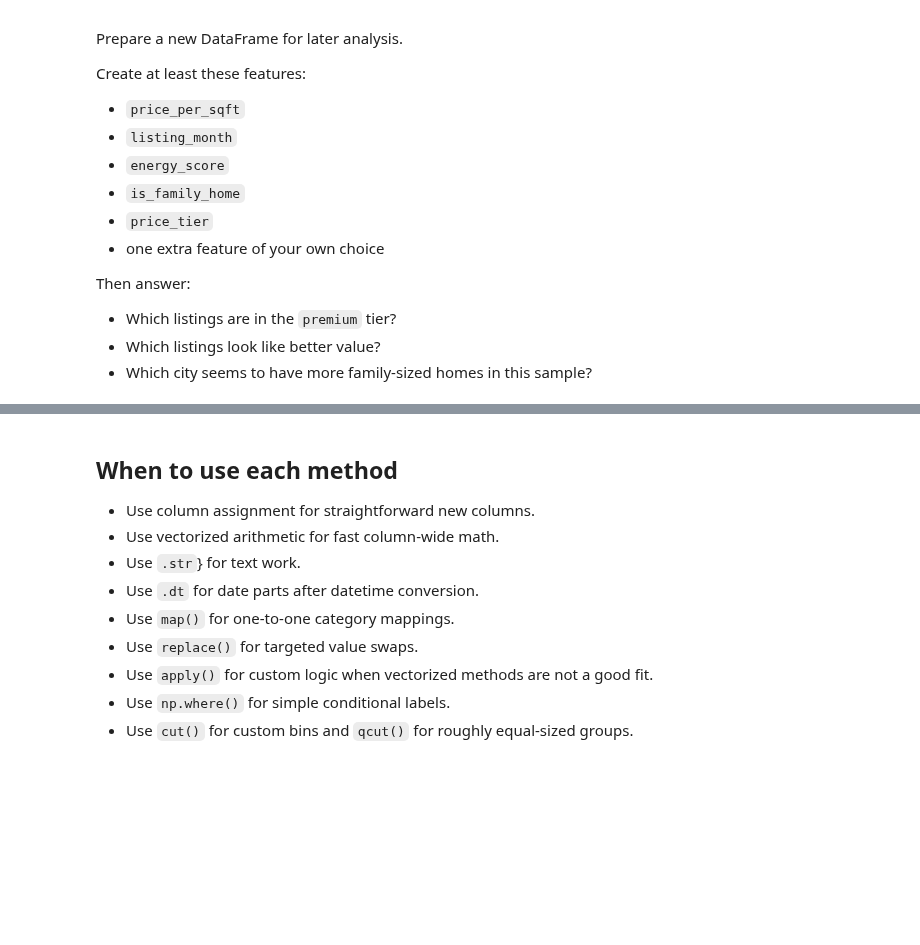
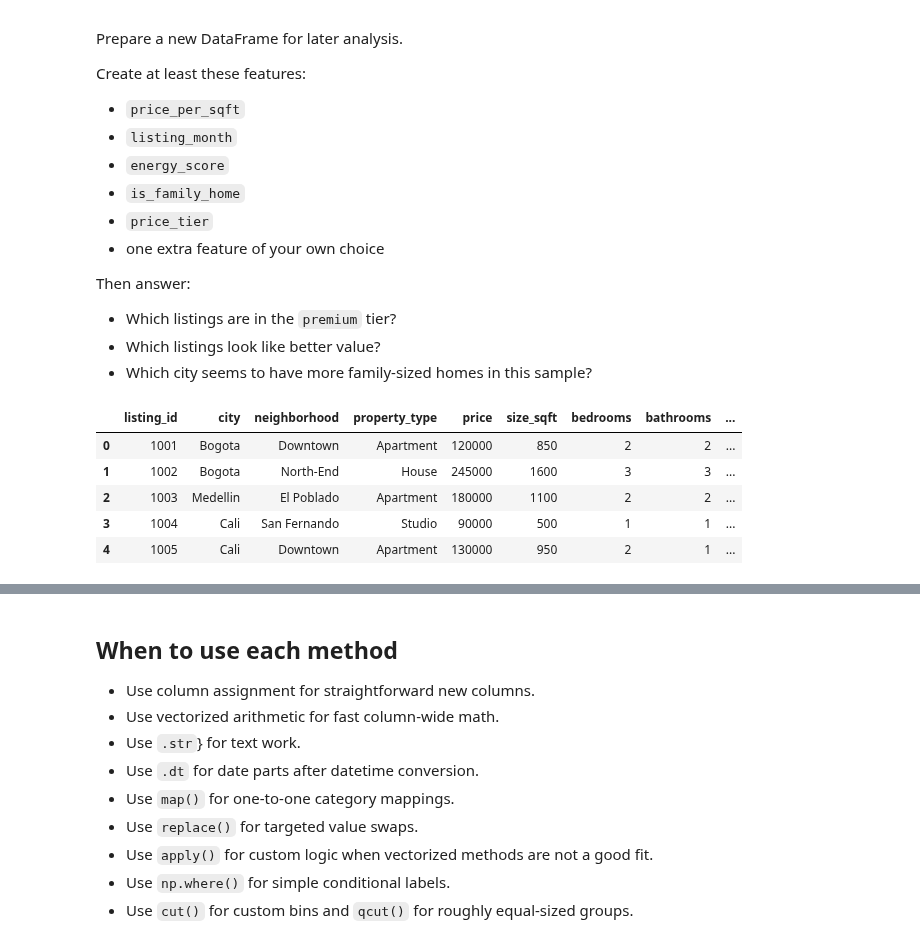
Before and after one commit to vanesalo10/python_data_course, a Jupyter notebook: Data_analytics/04_transformations_and_feature_engineering.ipynb, the cells around one changed output, grey strips where cells are left out. Cells and saved outputs as stored; diff of their text form; code cells hidden in the pictures; blank space fills up the shorter version.

```diff
--- a/Data_analytics/04_transformations_and_feature_engineering.ipynb
+++ b/Data_analytics/04_transformations_and_feature_engineering.ipynb
@@ -303,3 +323,12 @@ Then answer:
 - Which city seems to have more family-sized homes in this sample?
 # %%
 # Write your mini challenge solution here.
+mini_challenge = housing.copy()
+mini_challenge.head()
+# %% [output]
+|  | listing_id | city | neighborhood | property_type | price | size_sqft | bedrooms | bathrooms | ... |
+| 0 | 1001 | Bogota | Downtown | Apartment | 120000 | 850 | 2 | 2 | ... |
+| 1 | 1002 | Bogota | North-End | House | 245000 | 1600 | 3 | 3 | ... |
+| 2 | 1003 | Medellin | El Poblado | Apartment | 180000 | 1100 | 2 | 2 | ... |
+| 3 | 1004 | Cali | San Fernando | Studio | 90000 | 500 | 1 | 1 | ... |
+| 4 | 1005 | Cali | Downtown | Apartment | 130000 | 950 | 2 | 1 | ... |
```
Also changed, not shown: parts of 3 cells of this notebook.
